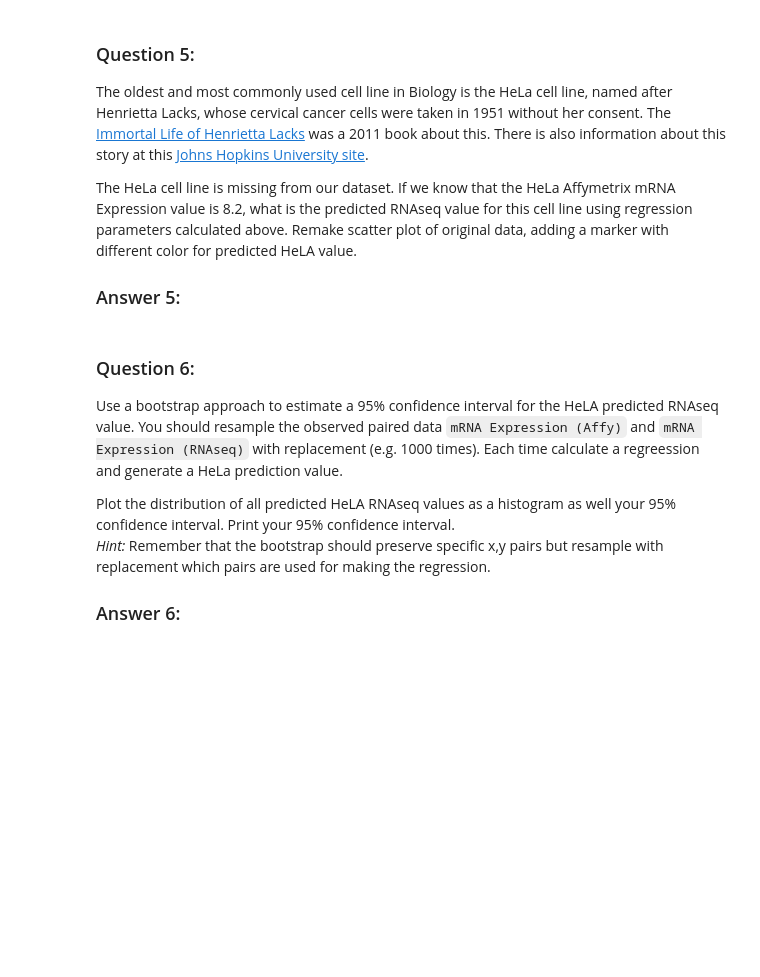
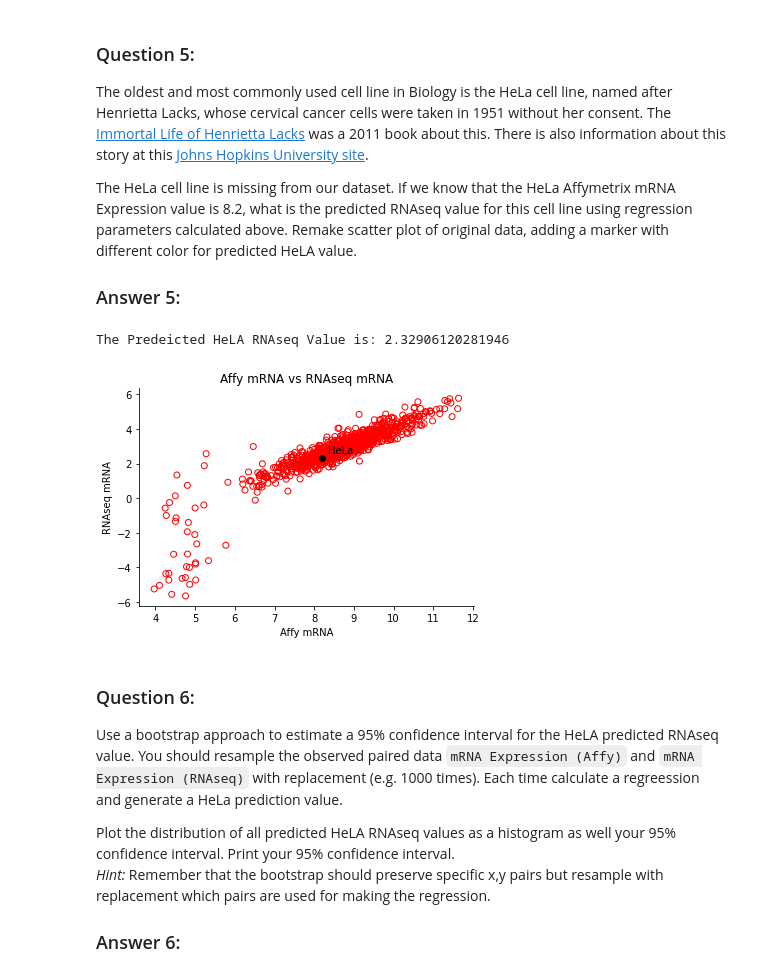
Before and after one commit to symmetricK/pten, a Jupyter notebook: hw08_alvarez.ipynb, the cells around one changed output. Cells and saved outputs as stored; diff of their text form; code cells hidden in the pictures; blank space fills up the shorter version.

```diff
--- a/hw08_alvarez.ipynb
+++ b/hw08_alvarez.ipynb
@@ -156,3 +176,22 @@ The HeLa cell line is missing from our dataset. If we know that the HeLa Affymet
+# %%
+# Your calculation and plot for Answer 5
+HeLa_affy = 8.2
+predicted=slope*HeLa_affy+intercept
+print('The Predeicted HeLA RNAseq Value is: '+str(predicted))
+
+fig=plt.figure()
+plt.scatter(pten_df['mRNA Expression (Affy)'],pten_df['mRNA Expression (RNAseq)'],facecolors='none',edgecolors='r')
+plt.xlabel('Affy mRNA')
+plt.ylabel('RNAseq mRNA')
+plt.title('Affy mRNA vs RNAseq mRNA')
+plt.plot(HeLa_affy, predicted, 'o', color='k')
+ax = plt.gca()
+ax.text(HeLa_affy+.15, predicted+.3, 'HeLa', color='k')
+ax.spines['right'].set_visible(False)
+ax.spines['top'].set_visible(False)
+# %% [output]
+The Predeicted HeLA RNAseq Value is: 2.32906120281946
+[figure, added]
 # %% [markdown]
 ### Question 6:
 Use a bootstrap approach to estimate a 95% confidence interval for the HeLA predicted RNAseq value. You should resample the observed paired data `mRNA Expression (Affy)` and `mRNA Expression (RNAseq)` with replacement (e.g. 1000 times). Each time calculate a regreession and generate a HeLa prediction value.
```
Also changed, not shown: parts of 4 cells of this notebook.
